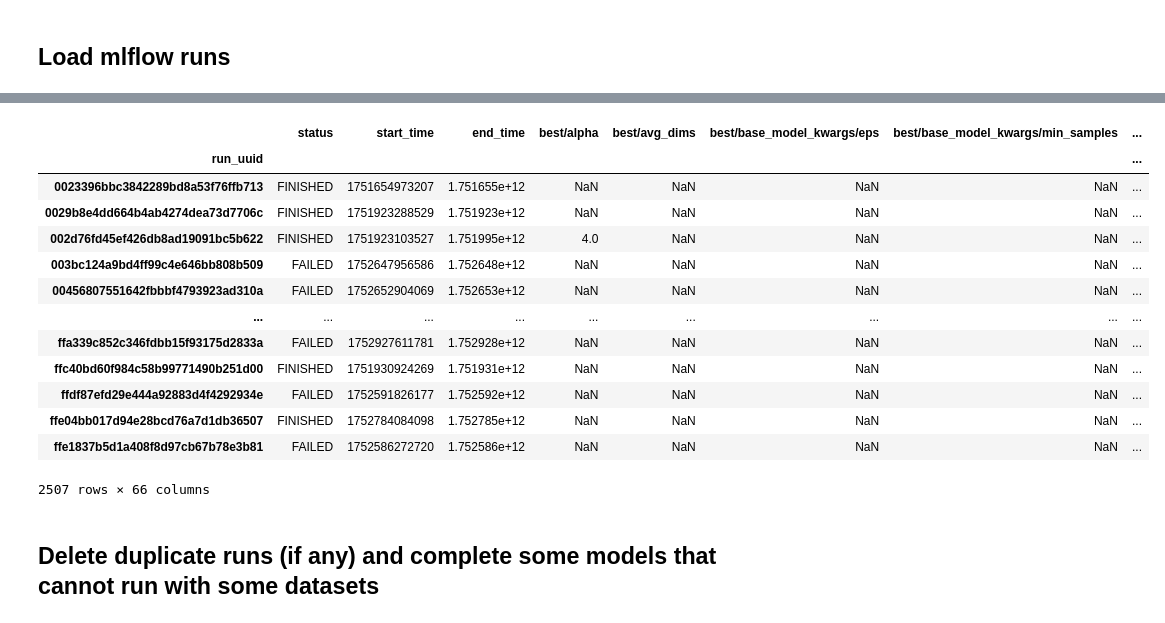
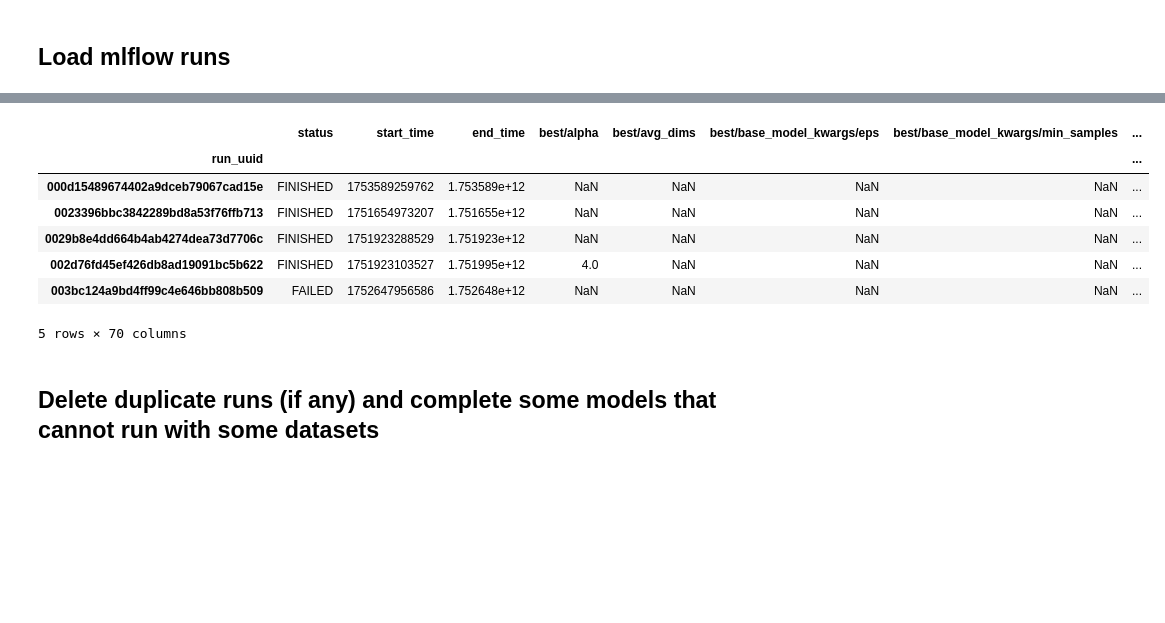
Before and after one commit to BrunoBelucci/cohirf, a Jupyter notebook: analyze_results/analyze_runs_openml_v2.ipynb, the cells around one changed output, grey strips where cells are left out. Cells and saved outputs as stored; diff of their text form; code cells hidden in the pictures; blank space fills up the shorter version.

```diff
--- a/analyze_results/analyze_runs_openml_v2.ipynb
+++ b/analyze_results/analyze_runs_openml_v2.ipynb
@@ -121,27 +124,22 @@ df_runs_raw = df_runs_raw.join(dataset_characteristics, on='dataset_id', rsuffix
 df_runs_raw.to_csv(results_dir / 'df_runs_raw.csv', index=True)
 # %%
 df_runs_raw = pd.read_csv(results_dir / "df_runs_raw.csv", index_col=0)
+df_runs_raw["model"] = df_runs_raw["model"] + "-" + df_runs_raw["n_trials"].astype(str)
 # mask = df_runs_raw["model"].str.contains("CoHiRF")
 # df_runs_raw.loc[mask, "model"] = df_runs_raw.loc[mask].apply(lambda row: f"{row['model']}-{row['n_trials']}", axis=1)
 df_runs_raw_parents = df_runs_raw.copy()
 df_runs_raw_parents = df_runs_raw_parents.loc[df_runs_raw_parents["mlflow.parentRunId"].isna()]
 # %%
-df_runs_raw_parents
+df_runs_raw_parents.head(5)
 # %% [output]
 |  | status | start_time | end_time | best/alpha | best/avg_dims | best/base_model_kwargs/eps | best/base_model_kwargs/min_samples | ... |
 | run_uuid |  |  |  |  |  |  |  | ... |
+| 000d15489674402a9dceb79067cad15e | FINISHED | 1753589259762 | 1.753589e+12 | NaN | NaN | NaN | NaN | ... |
 | 0023396bbc3842289bd8a53f76ffb713 | FINISHED | 1751654973207 | 1.751655e+12 | NaN | NaN | NaN | NaN | ... |
 | 0029b8e4dd664b4ab4274dea73d7706c | FINISHED | 1751923288529 | 1.751923e+12 | NaN | NaN | NaN | NaN | ... |
 | 002d76fd45ef426db8ad19091bc5b622 | FINISHED | 1751923103527 | 1.751995e+12 | 4.0 | NaN | NaN | NaN | ... |
 | 003bc124a9bd4ff99c4e646bb808b509 | FAILED | 1752647956586 | 1.752648e+12 | NaN | NaN | NaN | NaN | ... |
-| 00456807551642fbbbf4793923ad310a | FAILED | 1752652904069 | 1.752653e+12 | NaN | NaN | NaN | NaN | ... |
-| ... | ... | ... | ... | ... | ... | ... | ... | ... |
-| ffa339c852c346fdbb15f93175d2833a | FAILED | 1752927611781 | 1.752928e+12 | NaN | NaN | NaN | NaN | ... |
-| ffc40bd60f984c58b99771490b251d00 | FINISHED | 1751930924269 | 1.751931e+12 | NaN | NaN | NaN | NaN | ... |
-| ffdf87efd29e444a92883d4f4292934e | FAILED | 1752591826177 | 1.752592e+12 | NaN | NaN | NaN | NaN | ... |
-| ffe04bb017d94e28bcd76a7d1db36507 | FINISHED | 1752784084098 | 1.752785e+12 | NaN | NaN | NaN | NaN | ... |
-| ffe1837b5d1a408f8d97cb67b78e3b81 | FAILED | 1752586272720 | 1.752586e+12 | NaN | NaN | NaN | NaN | ... |
-2507 rows × 66 columns
+5 rows × 70 columns
 # %% [markdown]
 ## Delete duplicate runs (if any) and complete some models that cannot run with some datasets
 # %%
```
Also changed, not shown: parts of 48 cells of this notebook, 8 other files.
